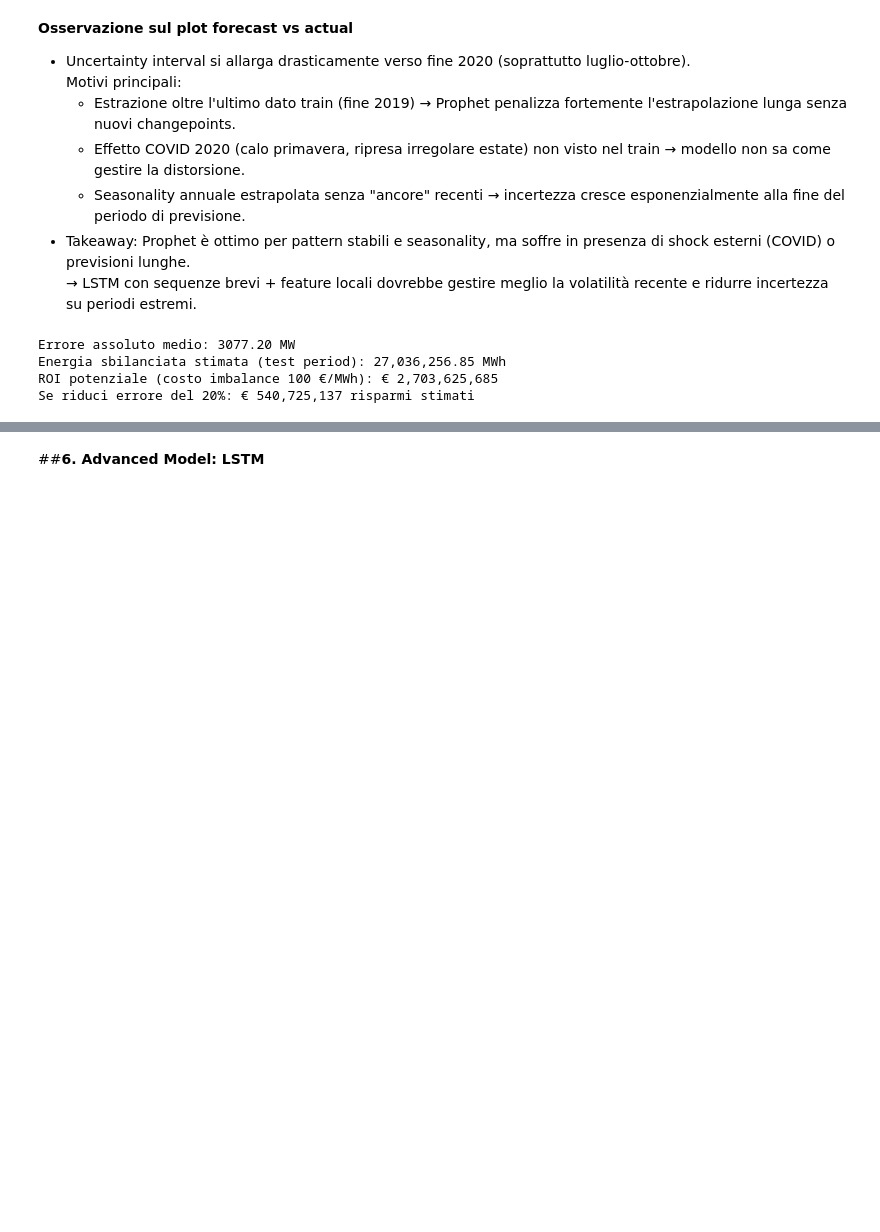
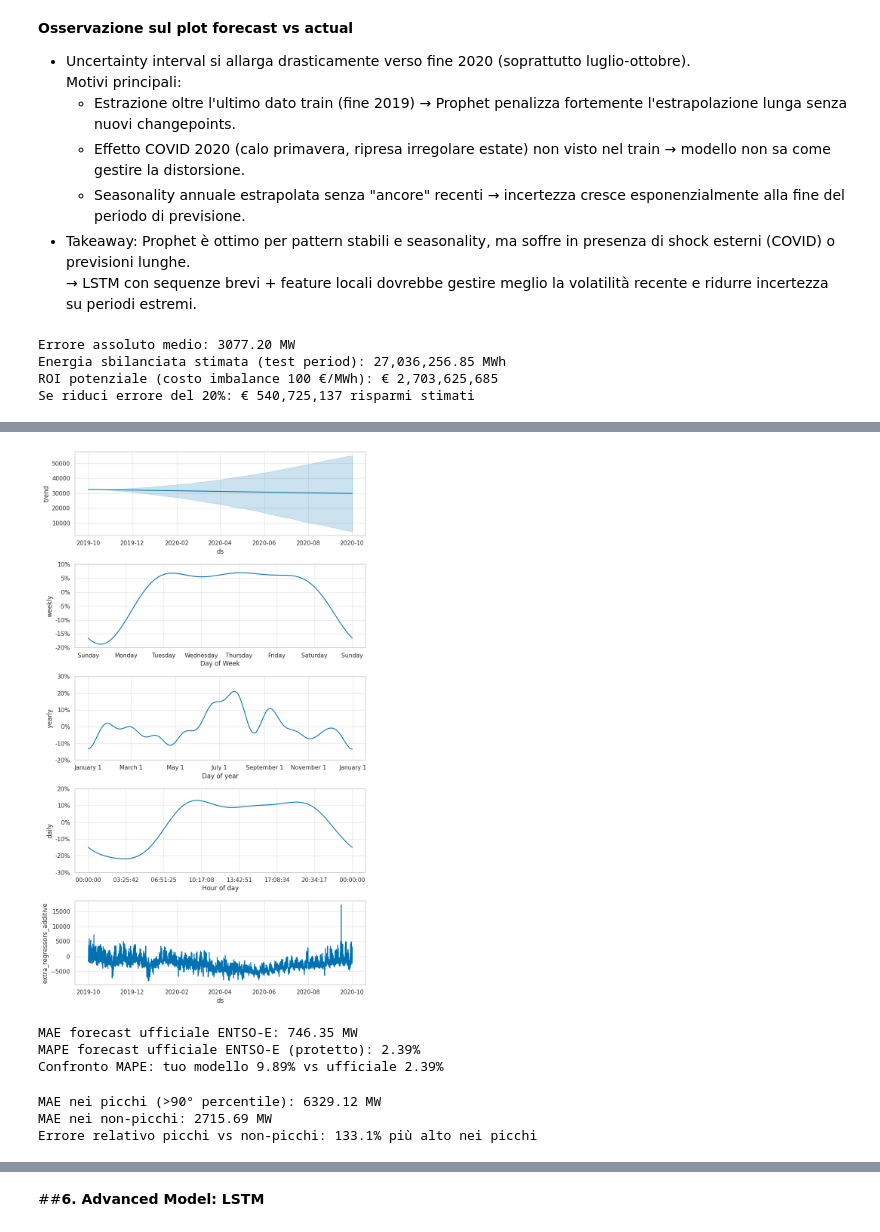
Before and after one commit to Frussen/ita-load-forecaster, a Jupyter notebook: ItaLoadForecaster.ipynb, the cells around one changed output, grey strips where cells are left out. Cells and saved outputs as stored; diff of their text form; code cells hidden in the pictures; blank space fills up the shorter version.

```diff
--- a/ItaLoadForecaster.ipynb
+++ b/ItaLoadForecaster.ipynb
@@ -822,0 +885,52 @@ Se riduci errore del 20%: € 540,725,137 risparmi stimati
+# %%
+# Plot componenti (da eseguire dopo model.fit)
+fig = model.plot_components(forecast)
+plt.show()
+# %% [output]
+[figure, added]
+# %%
+# Confronto con forecast ufficiale (già protetto)
+
+if 'IT_load_forecast_entsoe_transparency' in df_test.columns:
+    # Use the already aligned series from the previous cell for fair comparison
+    # 'actual_aligned' and 'official_aligned' were created in cell OqzB44q_UgkU
+    # and ensure both series have the same length and align by 'ds'.
+
+    # Recalculate diff_official using aligned data
+    diff_official = np.abs(actual_aligned - official_aligned)
+    mae_official = diff_official.mean()
+    safe_actual = np.where(actual_aligned > 1000, actual_aligned, 1000)
+    mape_official = (diff_official / safe_actual).mean() * 100
+
+    # Recalculate mape for model using aligned actual for fair comparison
+    # The 'mape' variable previously calculated uses 'actual' and 'pred' which might not be perfectly aligned with 'official'.
+    # Using 'pred_aligned' and 'actual_aligned' ensures consistency.
+    diff_model = np.abs(actual_aligned - pred_aligned)
+    mape_model_aligned = np.mean(diff_model / np.where(actual_aligned > 1000, actual_aligned, 1000)) * 100
+
+    print(f"MAE forecast ufficiale ENTSO-E: {mae_official:.2f} MW")
+    print(f"MAPE forecast ufficiale ENTSO-E (protetto): {mape_official:.2f}%")
+    print(f"Confronto MAPE: tuo modello {mape_model_aligned:.2f}% vs ufficiale {mape_official:.2f}%")
+else:
+    print("No forecast ufficiale disponibile")
+# %% [output]
+MAE forecast ufficiale ENTSO-E: 746.35 MW
+MAPE forecast ufficiale ENTSO-E (protetto): 2.39%
+Confronto MAPE: tuo modello 9.89% vs ufficiale 2.39%
+# %%
+# Error breakdown avanzato (es. picchi vs minimi)
+
+# Definisci "picco" come > percentile 90 del load reale
+load_90 = df_results['y'].quantile(0.90)
+df_results['is_peak'] = df_results['y'] > load_90
+
+peak_mae = df_results[df_results['is_peak']]['abs_error'].mean()
+nonpeak_mae = df_results[~df_results['is_peak']]['abs_error'].mean()
+
+print(f"MAE nei picchi (>90° percentile): {peak_mae:.2f} MW")
+print(f"MAE nei non-picchi: {nonpeak_mae:.2f} MW")
+print(f"Errore relativo picchi vs non-picchi: {(peak_mae / nonpeak_mae - 1)*100:.1f}% più alto nei picchi")
+# %% [output]
+MAE nei picchi (>90° percentile): 6329.12 MW
+MAE nei non-picchi: 2715.69 MW
+Errore relativo picchi vs non-picchi: 133.1% più alto nei picchi
```
Also changed, not shown: parts of 10 cells of this notebook.
